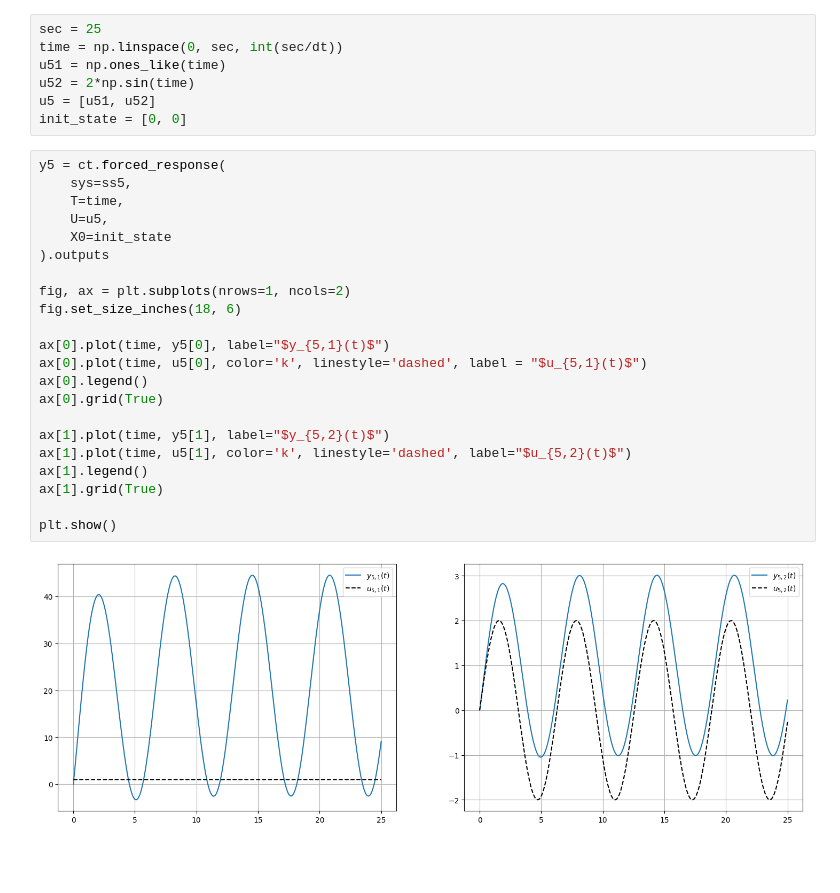
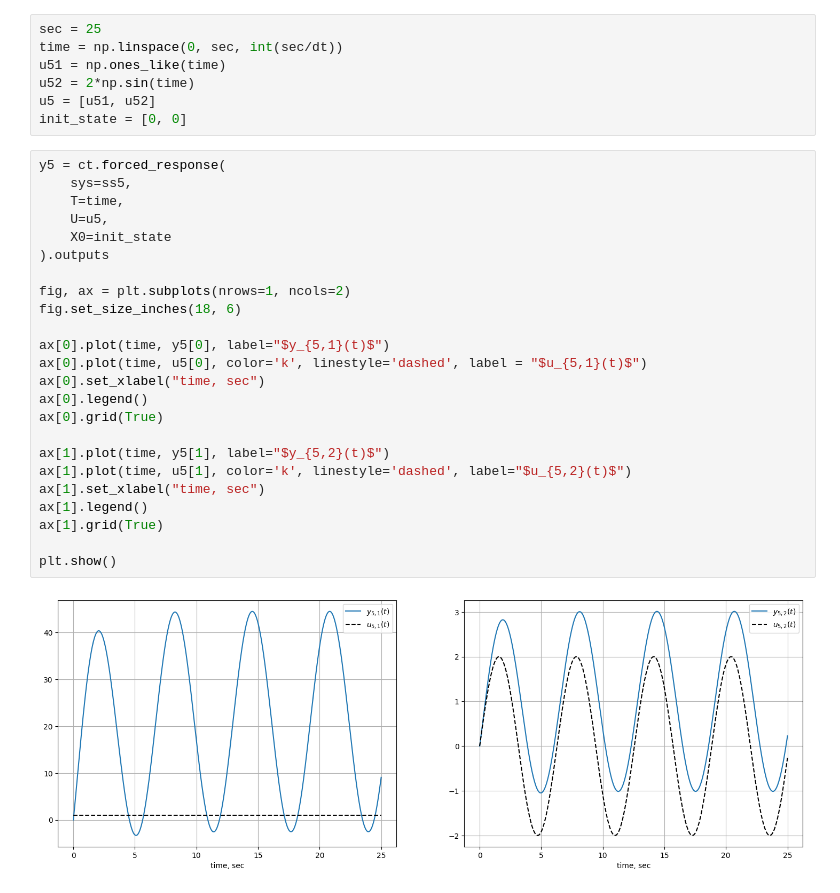
Before and after one commit to sidsnow/control_systems, a Jupyter notebook: ТАУ_Лаб_1.ipynb, the cells around one changed output. Drawn from its saved outputs; the diff is of its cells as text; blank space fills up the shorter version.

```diff
--- a/ТАУ_Лаб_1.ipynb
+++ b/ТАУ_Лаб_1.ipynb
@@ -210,24 +210,26 @@ init_state = [0, 0]
 # %%
 y5 = ct.forced_response(
     sys=ss5,
     T=time,
     U=u5,
     X0=init_state
 ).outputs
 
 fig, ax = plt.subplots(nrows=1, ncols=2)
 fig.set_size_inches(18, 6)
 
 ax[0].plot(time, y5[0], label="$y_{5,1}(t)$")
 ax[0].plot(time, u5[0], color='k', linestyle='dashed', label = "$u_{5,1}(t)$")
+ax[0].set_xlabel("time, sec")
 ax[0].legend()
 ax[0].grid(True)
 
 ax[1].plot(time, y5[1], label="$y_{5,2}(t)$")
 ax[1].plot(time, u5[1], color='k', linestyle='dashed', label="$u_{5,2}(t)$")
+ax[1].set_xlabel("time, sec")
 ax[1].legend()
 ax[1].grid(True)
 
 plt.show()
 # %% [output]
-[figure, old version]
+[figure, new version]
```
